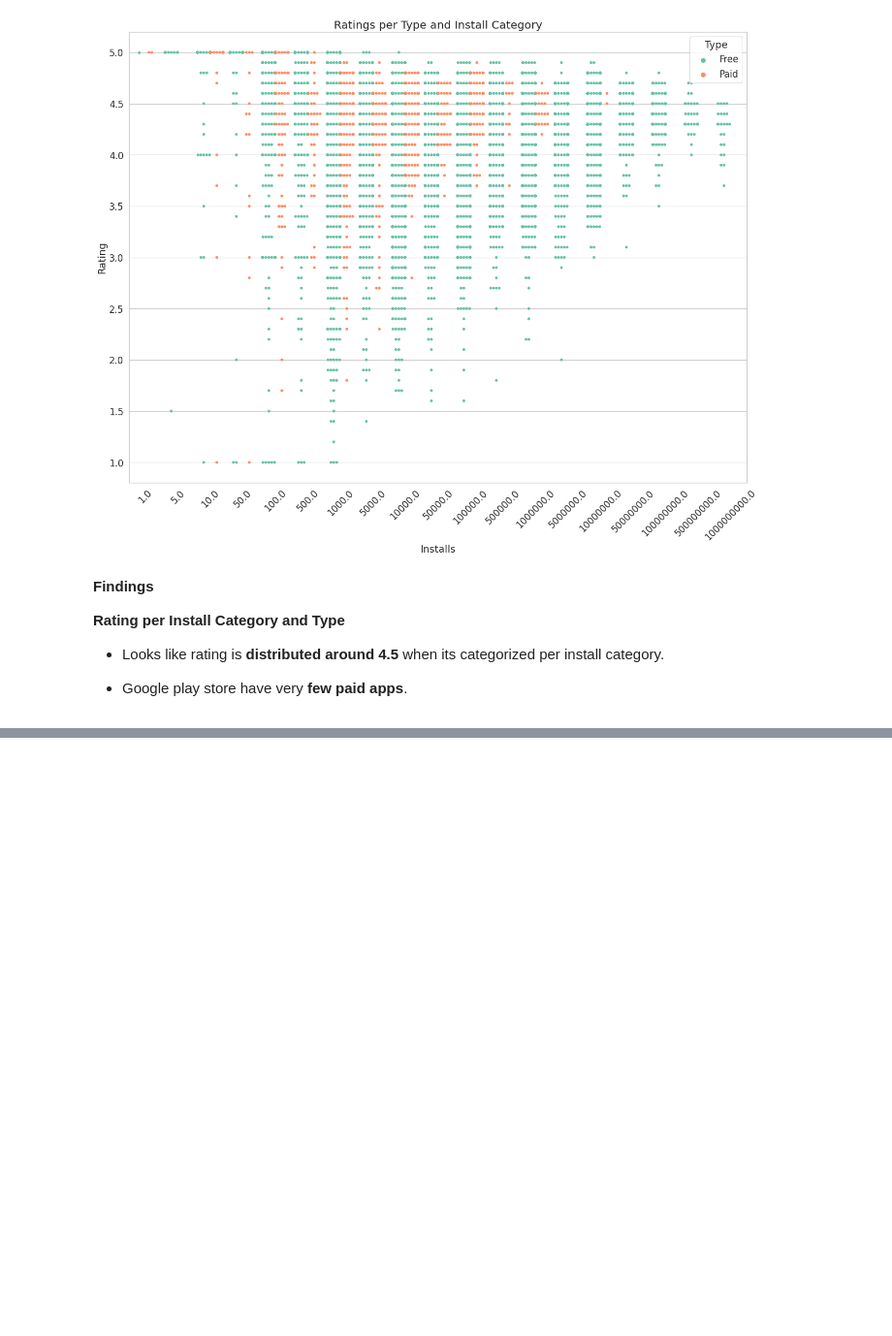
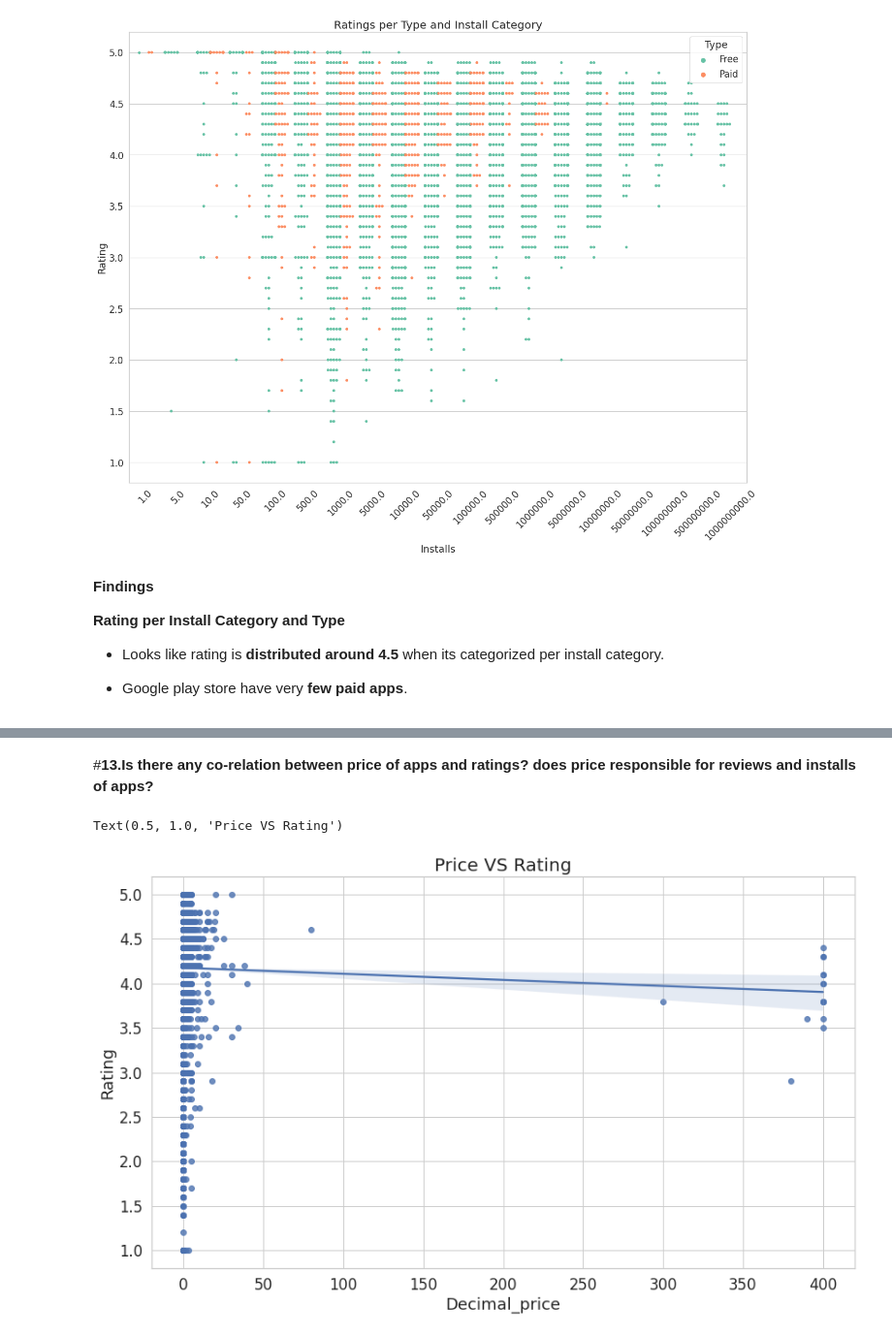
Before and after one commit to raushan9jnv/Play-Store-App-Review-Analysis, a Jupyter notebook: Almabetter_Play_Store_App_Review_Analysis_Capstone_Project_1.ipynb, the cells around one changed output, grey strips where cells are left out. Shown at 97% size. Cells and saved outputs as stored; diff of their text form; code cells hidden in the pictures; blank space fills up the shorter version.

```diff
--- a/Almabetter_Play_Store_App_Review_Analysis_Capstone_Project_1.ipynb
+++ b/Almabetter_Play_Store_App_Review_Analysis_Capstone_Project_1.ipynb
@@ -1564,0 +1585,16 @@ for item in ax.get_xticklabels():
+# %% [markdown]
+#**13.Is there any co-relation between price of apps and ratings? does price responsible for reviews and installs of apps?**
+# %%
+#price was in string so change it into integer and remove special character
+cleaned_df_apps['Decimal_price'] = cleaned_df_apps.Price.replace(to_replace = '\$', value='', regex=True)
+# %%
+#change into plot
+cleaned_df_apps.Decimal_price = cleaned_df_apps.Decimal_price.astype('float')
+# %%
+#plotting graph
+fig, ax = plt.subplots(figsize=(14,8))
+sns.regplot(x="Decimal_price", y="Rating", data=cleaned_df_apps)
+plt.title("Price VS Rating", size=20)
+# %% [output]
+Text(0.5, 1.0, 'Price VS Rating')
+[figure, added]
```
Also changed, not shown: parts of 10 cells of this notebook.
